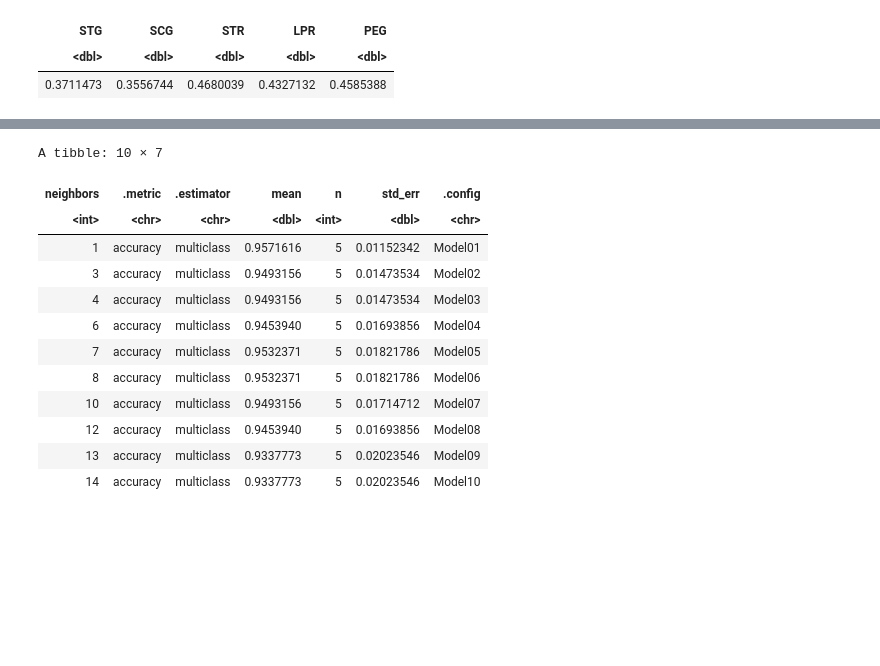
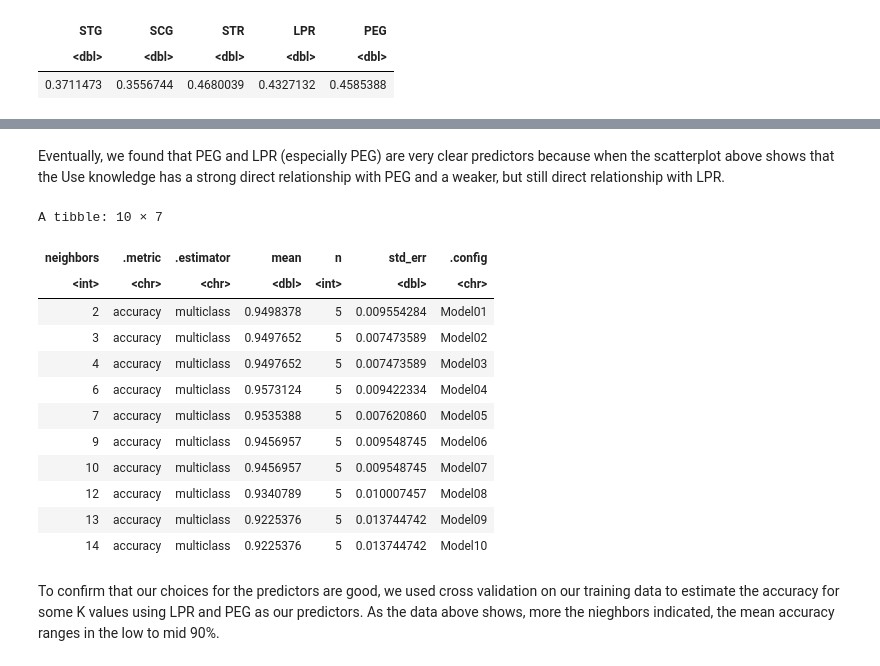
Before and after one commit to Jet-G/dsci-group-project-14, a Jupyter notebook: proposal/Proposal.ipynb, the cells around one changed output, grey strips where cells are left out. Drawn from its saved outputs; the diff is of its cells as text; code cells hidden in the pictures; blank space fills up the shorter version.

Commit message:
Finished first draft of Exploratory Data Analysis
Please check this over and give feedback and suggestions

```diff
--- a/proposal/Proposal.ipynb
+++ b/proposal/Proposal.ipynb
@@ -15,5 +13,5 @@ download.file(url, destfile = "proposal/Data_User_Modeling_Dataset.xls")
 # %%
-training_data <- read_excel("proposal/Data_User_Modeling_Dataset.xls", sheet = 2) %>%
+training_data <- read_excel("data/Data_User_Modeling_Dataset.xls", sheet = 2) %>%
 select(STG:UNS) %>%
 mutate(UNS = as.factor(UNS))
 training_data
@@ -114,28 +134,32 @@ predictor_plot_3
+# %% [markdown]
+Eventually, we found that PEG and LPR (especially PEG) are very clear predictors because when the scatterplot above shows that the Use knowledge has a strong direct relationship with PEG and a weaker, but still direct relationship with LPR.
 # %%
 UNS_vfold <- vfold_cv(training_data, v = 5, strata = UNS)
 UNS_recipe <- recipe(UNS ~ PEG + LPR, data = training_data)
 UNS_spec <- nearest_neighbor(weight_func = "rectangular", neighbors = tune()) %>%
 set_engine("kknn") %>%
 set_mode("classification")
 workflow <- workflow() %>%
 add_recipe(UNS_recipe) %>%
 add_model(UNS_spec) %>%
 tune_grid(resamples = UNS_vfold, grid = 10) %>%
 collect_metrics()
 
-workflow_good <- filter(workflow, .metric == "accuracy")
-workflow_good
+workflow_UNS <- filter(workflow, .metric == "accuracy")
+workflow_UNS
 # %% [output]
 A tibble: 10 × 7
 | neighbors | .metric | .estimator | mean | n | std_err | .config |
 | <int> | <chr> | <chr> | <dbl> | <int> | <dbl> | <chr> |
-| 1 | accuracy | multiclass | 0.9571616 | 5 | 0.01152342 | Model01 |
-| 3 | accuracy | multiclass | 0.9493156 | 5 | 0.01473534 | Model02 |
-| 4 | accuracy | multiclass | 0.9493156 | 5 | 0.01473534 | Model03 |
-| 6 | accuracy | multiclass | 0.9453940 | 5 | 0.01693856 | Model04 |
-| 7 | accuracy | multiclass | 0.9532371 | 5 | 0.01821786 | Model05 |
-| 8 | accuracy | multiclass | 0.9532371 | 5 | 0.01821786 | Model06 |
-| 10 | accuracy | multiclass | 0.9493156 | 5 | 0.01714712 | Model07 |
-| 12 | accuracy | multiclass | 0.9453940 | 5 | 0.01693856 | Model08 |
-| 13 | accuracy | multiclass | 0.9337773 | 5 | 0.02023546 | Model09 |
-| 14 | accuracy | multiclass | 0.9337773 | 5 | 0.02023546 | Model10 |
+| 2 | accuracy | multiclass | 0.9498378 | 5 | 0.009554284 | Model01 |
+| 3 | accuracy | multiclass | 0.9497652 | 5 | 0.007473589 | Model02 |
+| 4 | accuracy | multiclass | 0.9497652 | 5 | 0.007473589 | Model03 |
+| 6 | accuracy | multiclass | 0.9573124 | 5 | 0.009422334 | Model04 |
+| 7 | accuracy | multiclass | 0.9535388 | 5 | 0.007620860 | Model05 |
+| 9 | accuracy | multiclass | 0.9456957 | 5 | 0.009548745 | Model06 |
+| 10 | accuracy | multiclass | 0.9456957 | 5 | 0.009548745 | Model07 |
+| 12 | accuracy | multiclass | 0.9340789 | 5 | 0.010007457 | Model08 |
+| 13 | accuracy | multiclass | 0.9225376 | 5 | 0.013744742 | Model09 |
+| 14 | accuracy | multiclass | 0.9225376 | 5 | 0.013744742 | Model10 |
+# %% [markdown]
+To confirm that our choices for the predictors are good, we used cross validation on our training data to estimate the accuracy for some K values using LPR and PEG as our predictors. As the data above shows, more the nieghbors indicated, the mean accuracy ranges in the low to mid 90%.
```
Also changed, not shown: parts of 15 cells of this notebook.
